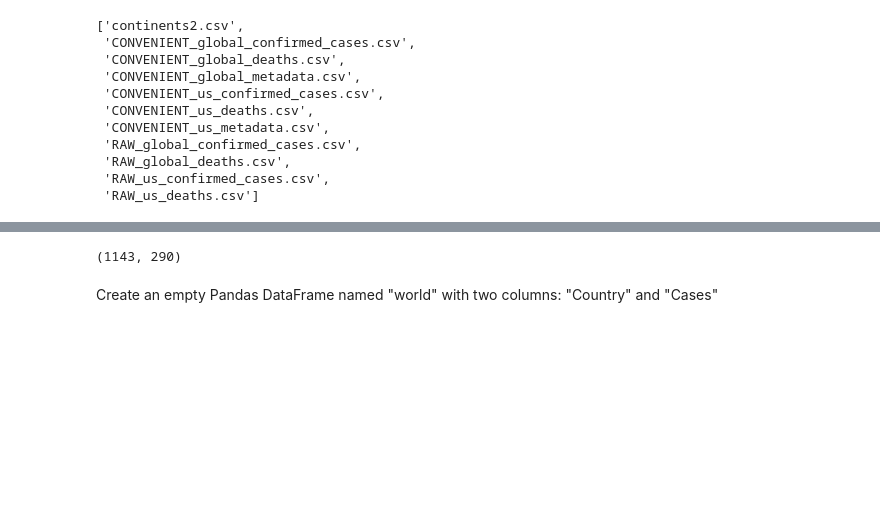
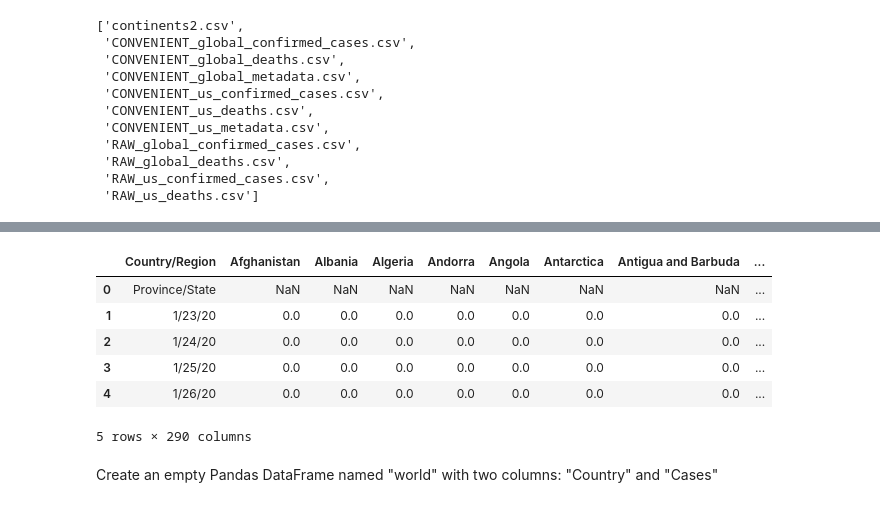
Before and after one commit to Katia-LOUNAS/Covid-19-Cases-Prediction, a Jupyter notebook: processing.ipynb, the cells around one changed output, grey strips where cells are left out. Saved outputs shown, nothing was run; the diff lists cells and outputs as text; code cells hidden in the pictures; blank space fills up the shorter version.

```diff
--- a/processing.ipynb
+++ b/processing.ipynb
@@ -33,6 +40,12 @@ df0.shape
 # %%
-df1.shape
+df1.head()
 # %% [output]
+|  | Country/Region | Afghanistan | Albania | Algeria | Andorra | Angola | Antarctica | Antigua and Barbuda | ... |
+| 0 | Province/State | NaN | NaN | NaN | NaN | NaN | NaN | NaN | ... |
+| 1 | 1/23/20 | 0.0 | 0.0 | 0.0 | 0.0 | 0.0 | 0.0 | 0.0 | ... |
+| 2 | 1/24/20 | 0.0 | 0.0 | 0.0 | 0.0 | 0.0 | 0.0 | 0.0 | ... |
+| 3 | 1/25/20 | 0.0 | 0.0 | 0.0 | 0.0 | 0.0 | 0.0 | 0.0 | ... |
+| 4 | 1/26/20 | 0.0 | 0.0 | 0.0 | 0.0 | 0.0 | 0.0 | 0.0 | ... |
-(1143, 290)
+5 rows × 290 columns
 # %% [markdown]
 Create an empty Pandas DataFrame named "world" with two columns: "Country" and "Cases"
```
Also changed, not shown: parts of 6 cells of this notebook.
